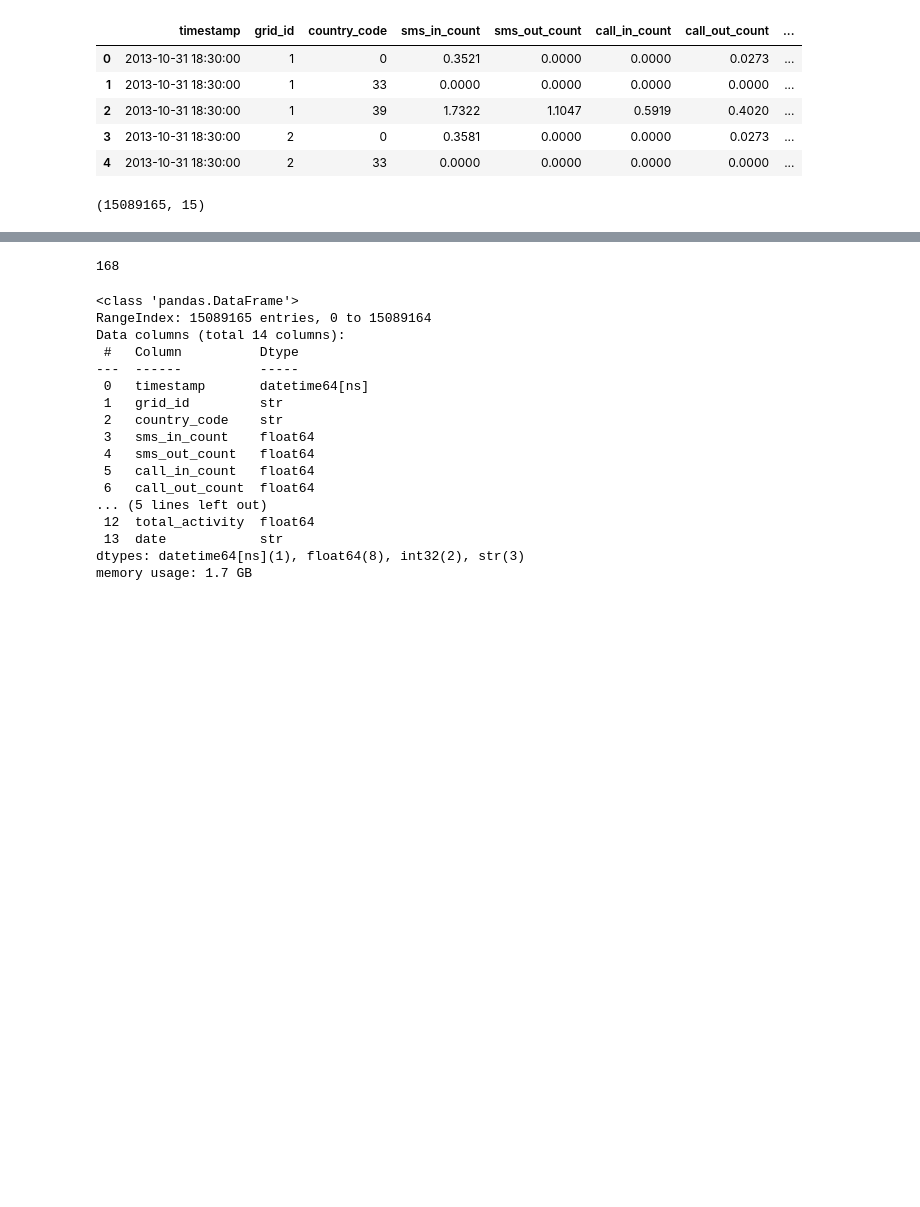
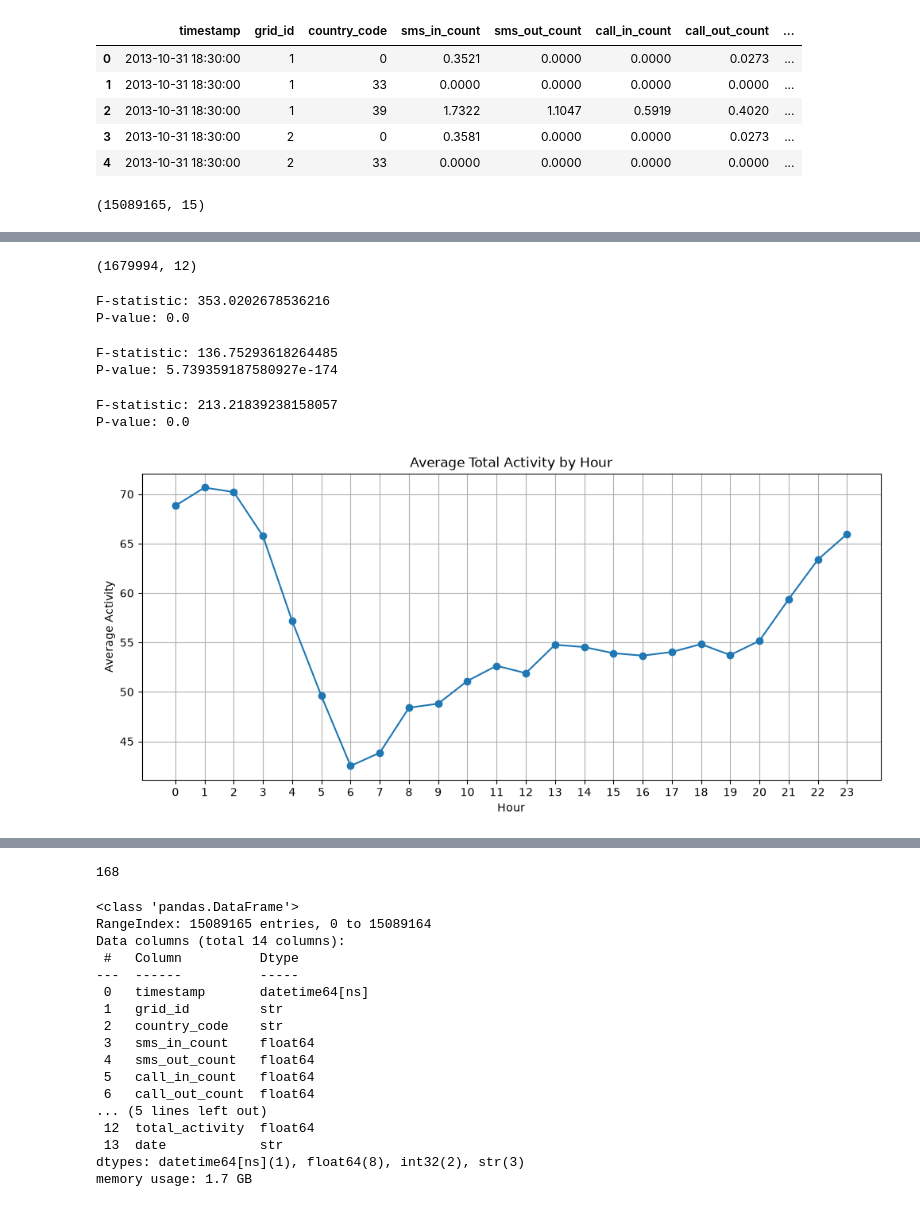
Before and after one commit to Chandru82582/PredectiveIntelligenceSystem, a Jupyter notebook: DataAnalysis/featuring.ipynb, the cells around one changed output, grey strips where cells are left out. Cells and saved outputs as stored; diff of their text form; code cells hidden in the pictures; blank space fills up the shorter version.

```diff
--- a/DataAnalysis/featuring.ipynb
+++ b/DataAnalysis/featuring.ipynb
@@ -27,0 +82,65 @@ df.shape
+# %%
+df_grouped.shape
+# %% [output]
+(1679994, 12)
+# %%
+from scipy.stats import f_oneway
+
+groups = [
+    df_grouped[df_grouped["grid_id"] == d]["total_activity"]
+    for d in sorted(df["grid_id"].unique())
+]
+
+f_stat, p_value = f_oneway(*groups)
+
+print("F-statistic:", f_stat)
+print("P-value:", p_value)
+# %% [output]
+F-statistic: 353.0202678536216
+P-value: 0.0
+# %%
+from scipy.stats import f_oneway
+
+groups = [
+    df[df["day_of_week"] == d]["total_activity"]
+    for d in sorted(df["day_of_week"].unique())
+]
+
+f_stat, p_value = f_oneway(*groups)
+
+print("F-statistic:", f_stat)
+print("P-value:", p_value)
+# %% [output]
+F-statistic: 136.75293618264485
+P-value: 5.739359187580927e-174
+# %%
+from scipy.stats import f_oneway
+
+groups = [
+    df[df["hour"] == h]["total_activity"]
+    for h in sorted(df["hour"].unique())
+]
+
+f_stat, p_value = f_oneway(*groups)
+
+print("F-statistic:", f_stat)
+print("P-value:", p_value)
+# %% [output]
+F-statistic: 213.21839238158057
+P-value: 0.0
+# %%
+
+
+hourly_avg = df.groupby("hour")["total_activity"].mean()
+
+plt.figure(figsize=(12,5))
+hourly_avg.plot(marker='o')
+
+plt.title("Average Total Activity by Hour")
+plt.xlabel("Hour")
+plt.ylabel("Average Activity")
+plt.xticks(range(24))
+plt.grid(True)
+plt.show()
+# %% [output]
+[figure, added]
```
Also changed, not shown: parts of 22 cells of this notebook, 17 other files.
